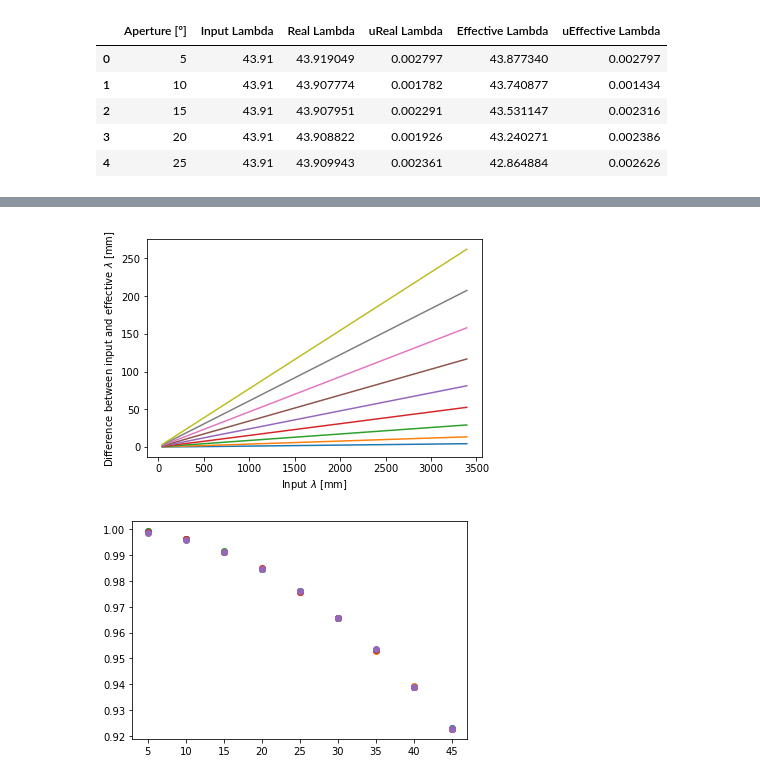
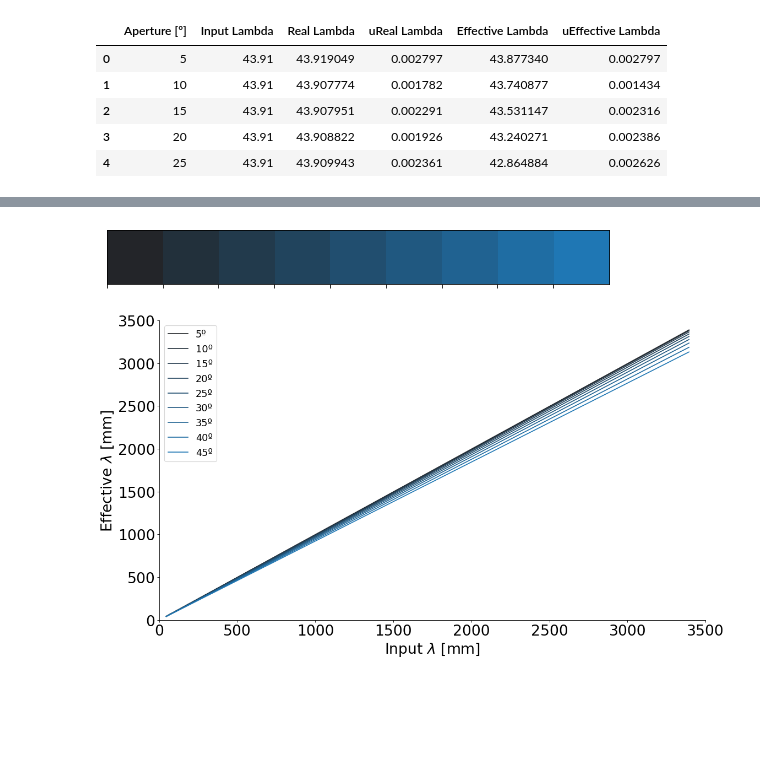
Before and after one commit to RitaROK/Analysis, a Jupyter notebook: Absorption_length.ipynb, the cells around one changed output, grey strips where cells are left out. Cells and saved outputs as stored; diff of their text form; code cells hidden in the pictures; blank space fills up the shorter version.

```diff
--- a/Absorption_length.ipynb
+++ b/Absorption_length.ipynb
@@ -18,10 +18,19 @@ from uncertainties import ufloat
 from uncertainties.umath import *  # sin(), etc.
 import csv
 import pandas as pd
-
+import seaborn as sns
 
 def fit(x, b, l):
   return b*np.exp(-x/l)
+
+
+def get_color(n, basecolor):
+  current_palette = sns.dark_palette(n_colors=n, color=basecolor)
+  sns.palplot(current_palette)
+  colors = np.zeros(n, dtype=object)
+  for color in range(n):
+    colors[color] = current_palette[color]
+  return colors
 # %% [markdown]
 # Influence of Projection
 
@@ -195,26 +189,27 @@ plt.show()
-# %%
-plt.plot(results['Input Lambda'].loc[results['Aperture [º]']==5], results['Input Lambda'].loc[results['Aperture [º]']==5]-results['Effective Lambda'].loc[results['Aperture [º]']==5])
-plt.plot(results['Input Lambda'].loc[results['Aperture [º]']==10], results['Input Lambda'].loc[results['Aperture [º]']==10]-results['Effective Lambda'].loc[results['Aperture [º]']==10])
-plt.plot(results['Input Lambda'].loc[results['Aperture [º]']==15], results['Input Lambda'].loc[results['Aperture [º]']==15]-results['Effective Lambda'].loc[results['Aperture [º]']==15])
-plt.plot(results['Input Lambda'].loc[results['Aperture [º]']==20], results['Input Lambda'].loc[results['Aperture [º]']==20]-results['Effective Lambda'].loc[results['Aperture [º]']==20])
-plt.plot(results['Input Lambda'].loc[results['Aperture [º]']==25], results['Input Lambda'].loc[results['Aperture [º]']==25]-results['Effective Lambda'].loc[results['Aperture [º]']==25])
-plt.plot(results['Input Lambda'].loc[results['Aperture [º]']==30], results['Input Lambda'].loc[results['Aperture [º]']==30]-results['Effective Lambda'].loc[results['Aperture [º]']==30])
-plt.plot(results['Input Lambda'].loc[results['Aperture [º]']==35], results['Input Lambda'].loc[results['Aperture [º]']==35]-results['Effective Lambda'].loc[results['Aperture [º]']==35])
-plt.plot(results['Input Lambda'].loc[results['Aperture [º]']==40], results['Input Lambda'].loc[results['Aperture [º]']==40]-results['Effective Lambda'].loc[results['Aperture [º]']==40])
-plt.plot(results['Input Lambda'].loc[results['Aperture [º]']==45], results['Input Lambda'].loc[results['Aperture [º]']==45]-results['Effective Lambda'].loc[results['Aperture [º]']==45])
-plt.xlabel('Input $\lambda$ [mm]')
-plt.ylabel('Difference between input and effective $\lambda$ [mm]')
-#plt.semilogy()
-plt.show()
-# %% [output]
-[figure, removed]
-# %%
-plt.scatter(results['Aperture [º]'].loc[results['Input Lambda']==43.91], results['Effective Lambda'].loc[results['Input Lambda']==43.91]/43.91)
-plt.scatter(results['Aperture [º]'].loc[results['Input Lambda']==83.04], results['Effective Lambda'].loc[results['Input Lambda']==83.04]/83.04)
-plt.scatter(results['Aperture [º]'].loc[results['Input Lambda']==192.68], results['Effective Lambda'].loc[results['Input Lambda']==192.68]/192.68)
-plt.scatter(results['Aperture [º]'].loc[results['Input Lambda']==527.1], results['Effective Lambda'].loc[results['Input Lambda']==527.1]/527.1)
-plt.scatter(results['Aperture [º]'].loc[results['Input Lambda']==3394.46], results['Effective Lambda'].loc[results['Input Lambda']==3394.46]/3394.46)
-
-plt.show()
-# %% [output]
-[figure, removed]
+# %%
+#@title Effective $\lambda$ in function of the input $\lambda$, for different appertures
+#@markdown As the aperture angle increases, the effective $\lambda$ decreases relatively to the input $\lambda$.
+color = get_color(9, 'tab:blue')
+
+fig, (ax) = plt.subplots(figsize=(16, 9), dpi= 80, facecolor='w', edgecolor='k')
+
+i=0
+for aperture in [5,10,15,20,25,30,35,40,45]:
+  plt.plot(results['Input Lambda'].loc[results['Aperture [º]']==aperture],
+           results['Effective Lambda'].loc[results['Aperture [º]']==aperture],
+           color=color[i], label=str(aperture)+'º')
+  i=i+1
+
+ax.set_xlabel('Input $\lambda$ [mm]', y=0.5, ha='center', fontsize=24)
+ax.set_ylim(0, 3500)
+ax.spines["right"].set_visible(False)
+ax.spines["top"].set_visible(False)
+ax.set_ylabel('Effective $\lambda$ [mm]', y=0.5, ha='center', fontsize=24)
+ax.tick_params(axis='both', which='major', labelsize=24)
+ax.tick_params(axis='both', which='minor', labelsize=24)
+ax.set_xlim(0,3500)
+plt.legend(fontsize=16)
+plt.show()
+# %% [output]
+[figure, added]
+[figure, added]
```
Also changed, not shown: parts of 2 cells of this notebook.
